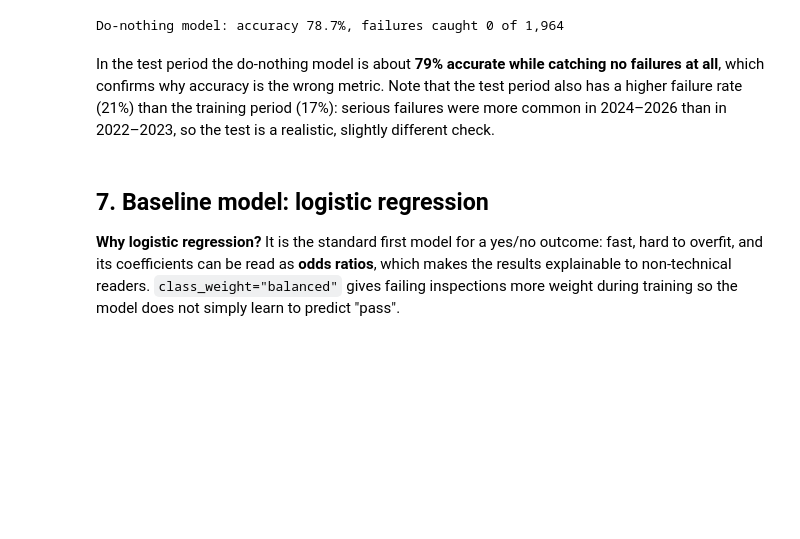
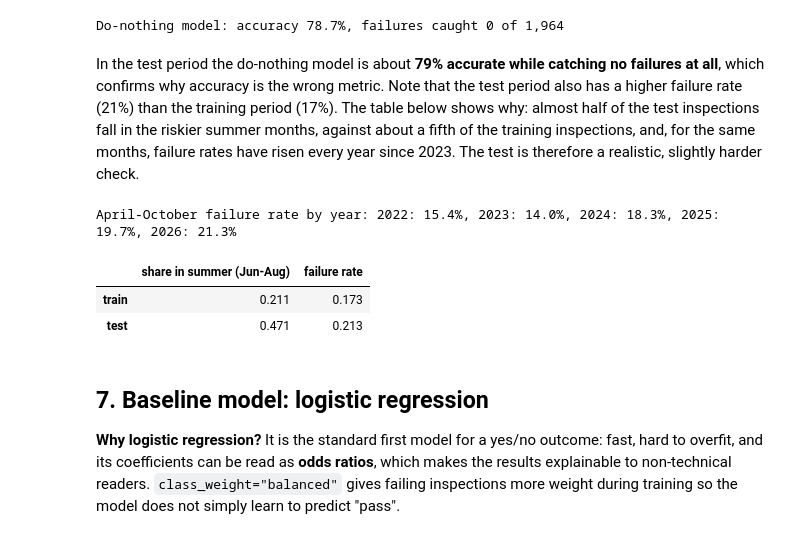
Before and after one commit to VyomR/nyc-food-safety-inspection-part-2, a Jupyter notebook: notebooks/02_baseline_model.ipynb, the cells around one changed output. Saved outputs shown, nothing was run; the diff lists cells and outputs as text; code cells hidden in the pictures; blank space fills up the shorter version.

```diff
--- a/notebooks/02_baseline_model.ipynb
+++ b/notebooks/02_baseline_model.ipynb
@@ -140,7 +140,22 @@ print(f"Do-nothing model: accuracy {accuracy_score(y_test, dummy_pred):.1%}, "
 # %% [output]
 Do-nothing model: accuracy 78.7%, failures caught 0 of 1,964
 # %% [markdown]
-In the test period the do-nothing model is about **79% accurate while catching no failures at all**, which confirms why accuracy is the wrong metric. Note that the test period also has a higher failure rate (21%) than the training period (17%): serious failures were more common in 2024–2026 than in 2022–2023, so the test is a realistic, slightly different check.
+In the test period the do-nothing model is about **79% accurate while catching no failures at all**, which confirms why accuracy is the wrong metric. Note that the test period also has a higher failure rate (21%) than the training period (17%). The table below shows why: almost half of the test inspections fall in the riskier summer months, against about a fifth of the training inspections, and, for the same months, failure rates have risen every year since 2023. The test is therefore a realistic, slightly harder check.
+# %%
+# Why the test period fails more often: season mix and the trend for the same months (April to October)
+period_check = pd.DataFrame({
+    "share in summer (Jun-Aug)": [model_df.loc[is_train, "inspection_month"].isin([6, 7, 8]).mean(),
+                                  model_df.loc[~is_train, "inspection_month"].isin([6, 7, 8]).mean()],
+    "failure rate": [y_train.mean(), y_test.mean()]}, index=["train", "test"])
+apr_oct = model_df[model_df["inspection_month"].between(4, 10)]
+print("April-October failure rate by year:",
+      ", ".join(f"{year}: {rate:.1%}" for year, rate in apr_oct.groupby(apr_oct["inspection_date"].dt.year)["fail"].mean().items()))
+period_check
+# %% [output]
+April-October failure rate by year: 2022: 15.4%, 2023: 14.0%, 2024: 18.3%, 2025: 19.7%, 2026: 21.3%
+|  | share in summer (Jun-Aug) | failure rate |
+| train | 0.211 | 0.173 |
+| test | 0.471 | 0.213 |
 # %% [markdown]
 ## 7. Baseline model: logistic regression
 
```
Also changed, not shown: parts of 3 cells of this notebook, 5 other files.
